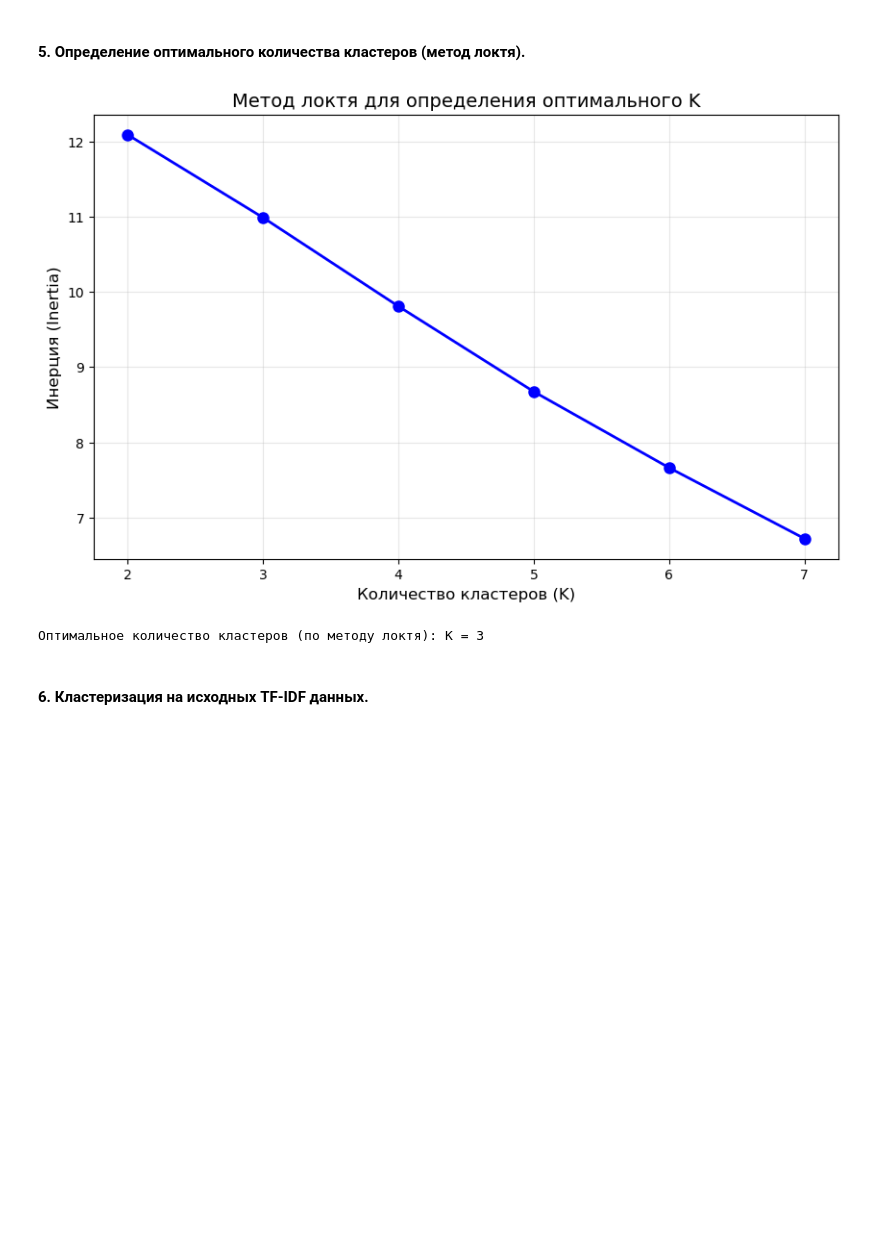
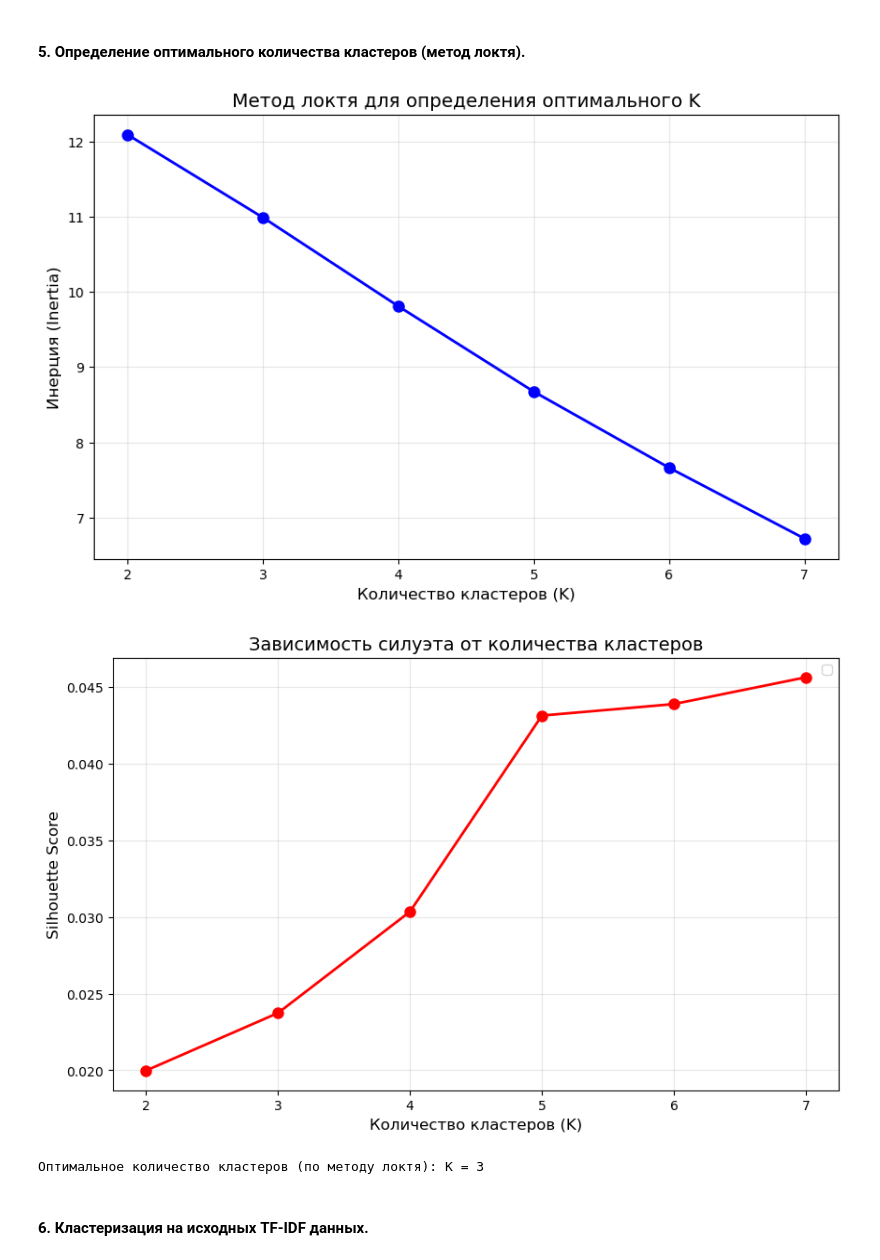
Before and after one commit to zumazoy-college/IPYNB-machine-learning, a Jupyter notebook: n8.ipynb, the cells around one changed output. Drawn from its saved outputs; the diff is of its cells as text; code cells hidden in the pictures; blank space fills up the shorter version.

```diff
--- a/n8.ipynb
+++ b/n8.ipynb
@@ -210,28 +270,41 @@ TF-IDF ВЕКТОРИЗАЦИЯ
 # %%
 # Метод локтя для определения оптимального K
 inertias = []
+silhouettes = []
 K_range = range(2, 8)
 
 for k in K_range:
     kmeans_temp = KMeans(n_clusters=k, random_state=42, n_init=10)
-    kmeans_temp.fit(X_tfidf.toarray())
+    labels = kmeans_temp.fit_predict(X_tfidf.toarray())
     inertias.append(kmeans_temp.inertia_)
+    sil = silhouette_score(X_tfidf.toarray(), labels)
+    silhouettes.append(sil)
 
 # Визуализация метода локтя
 plt.figure(figsize=(10, 6))
 plt.plot(K_range, inertias, 'bo-', linewidth=2, markersize=8)
 plt.xlabel('Количество кластеров (K)', fontsize=12)
 plt.ylabel('Инерция (Inertia)', fontsize=12)
 plt.title('Метод локтя для определения оптимального K', fontsize=14)
 plt.grid(True, alpha=0.3)
 plt.xticks(K_range)
 plt.show()
 
+plt.figure(figsize=(10, 6))
+plt.plot(K_range, silhouettes, 'ro-', linewidth=2, markersize=8)
+plt.xlabel('Количество кластеров (K)', fontsize=12)
+plt.ylabel('Silhouette Score', fontsize=12)
+plt.title('Зависимость силуэта от количества кластеров', fontsize=14)
+plt.grid(True, alpha=0.3)
+plt.legend()
+plt.show()
+
 # На основе графика выбираем K=3 (изгиб кривой)
 optimal_k = 3
 print(f"\nОптимальное количество кластеров (по методу локтя): K = {optimal_k}")
 # %% [output]
 [figure]
+[figure, added]
 Оптимальное количество кластеров (по методу локтя): K = 3
 # %% [markdown]
 <h4>6. Кластеризация на исходных TF-IDF данных.</h4>
```
Also changed, not shown: parts of 35 cells of this notebook, 1 other file.
